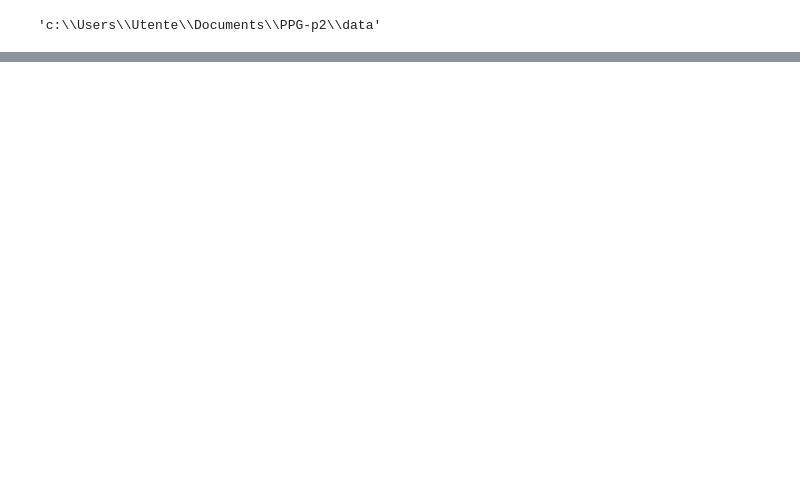
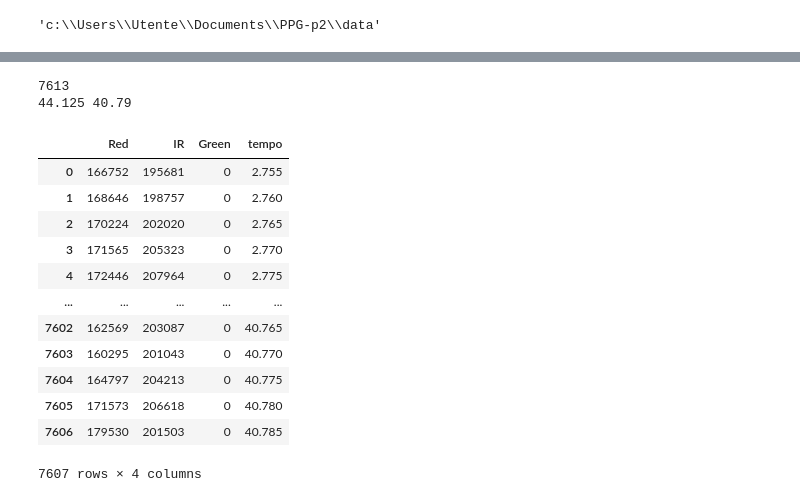
Before and after one commit to 221eSmact/PPG-p2, a Jupyter notebook: code/report.ipynb, the cells around one changed output, grey strips where cells are left out. Saved outputs shown, nothing was run; the diff lists cells and outputs as text; code cells hidden in the pictures; blank space fills up the shorter version.

```diff
--- a/code/report.ipynb
+++ b/code/report.ipynb
@@ -41 +51,22 @@ df.plot(y= 'IR', figsize=(20,10))
+# %%
+df = taglio(df[df.IR> 190000].reset_index(drop=True).copy())
+# %% [output]
+7613
+44.125 40.79
+# %%
+df[df.IR> 190000].copy()
+# %% [output]
+|  | Red | IR | Green | tempo |
+| 0 | 166752 | 195681 | 0 | 2.755 |
+| 1 | 168646 | 198757 | 0 | 2.760 |
+| 2 | 170224 | 202020 | 0 | 2.765 |
+| 3 | 171565 | 205323 | 0 | 2.770 |
+| 4 | 172446 | 207964 | 0 | 2.775 |
+| ... | ... | ... | ... | ... |
+| 7602 | 162569 | 203087 | 0 | 40.765 |
+| 7603 | 160295 | 201043 | 0 | 40.770 |
+| 7604 | 164797 | 204213 | 0 | 40.775 |
+| 7605 | 171573 | 206618 | 0 | 40.780 |
+| 7606 | 179530 | 201503 | 0 | 40.785 |
+7607 rows × 4 columns
 # %%
```
Also changed, not shown: parts of 14 cells of this notebook.
